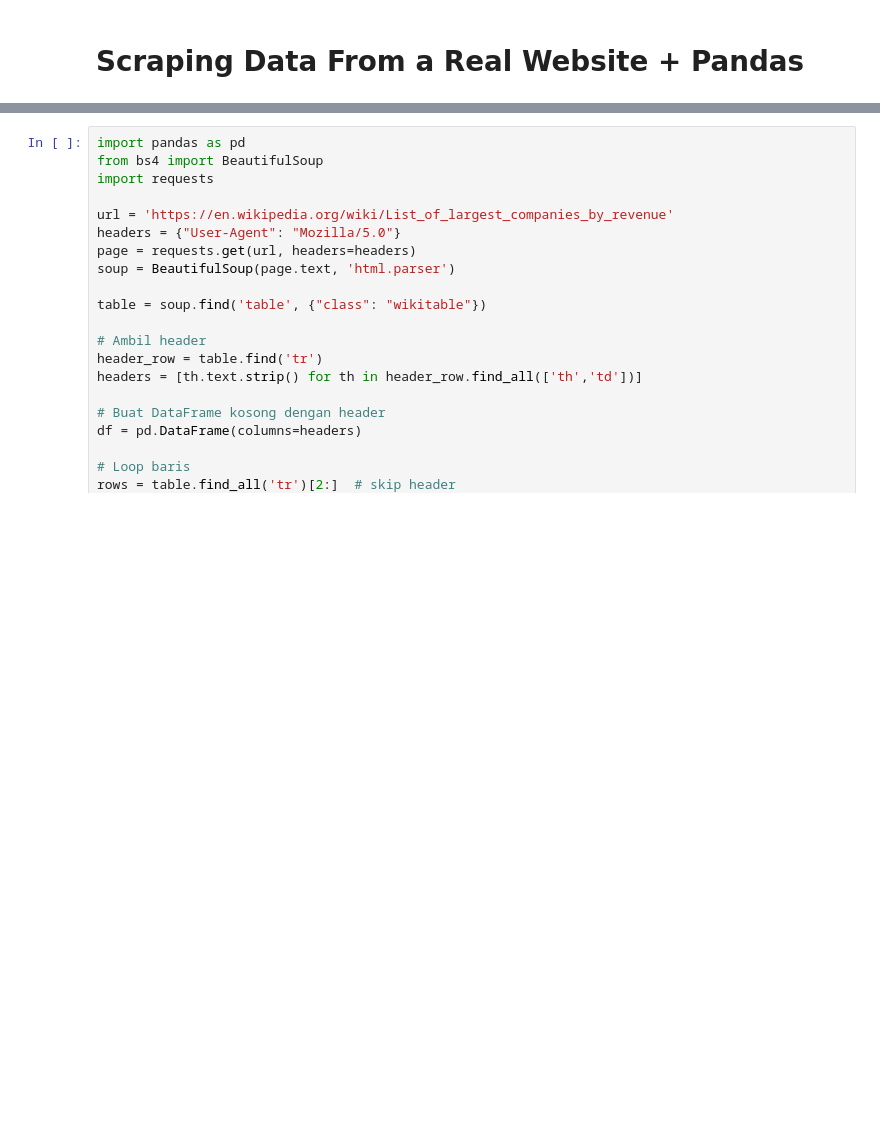
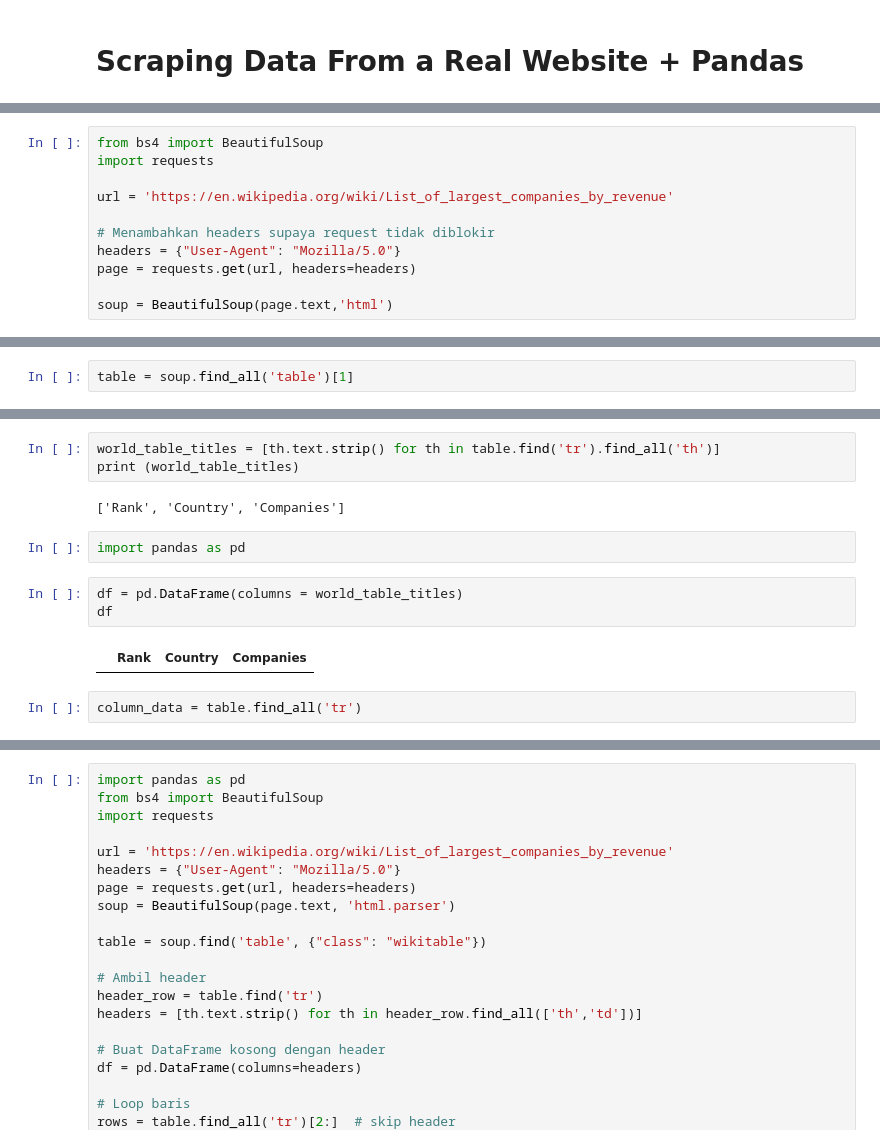
Before and after one commit to yuliatun/Python-EXCERCISE, a Jupyter notebook: Scraping_Data_From_a_Real_Website&Pandas.ipynb, the cells around one changed output, grey strips where cells are left out. Drawn from its saved outputs; the diff is of its cells as text; blank space fills up the shorter version.

```diff
--- a/Scraping_Data_From_a_Real_Website&Pandas.ipynb
+++ b/Scraping_Data_From_a_Real_Website&Pandas.ipynb
@@ -4,0 +11,11 @@
+# %%
+from bs4 import BeautifulSoup
+import requests
+
+url = 'https://en.wikipedia.org/wiki/List_of_largest_companies_by_revenue'
+
+# Menambahkan headers supaya request tidak diblokir
+headers = {"User-Agent": "Mozilla/5.0"}
+page = requests.get(url, headers=headers)
+
+soup = BeautifulSoup(page.text,'html')
@@ -4,0 +82,2 @@
+# %%
+table = soup.find_all('table')[1]
@@ -4,0 +126,14 @@
+# %%
+world_table_titles = [th.text.strip() for th in table.find('tr').find_all('th')]
+print (world_table_titles)
+# %% [output]
+['Rank', 'Country', 'Companies']
+# %%
+import pandas as pd
+# %%
+df = pd.DataFrame(columns = world_table_titles)
+df
+# %% [output]
+|  | Rank | Country | Companies |
+# %%
+column_data = table.find_all('tr')
```
Also changed, not shown: parts of 9 cells of this notebook.
